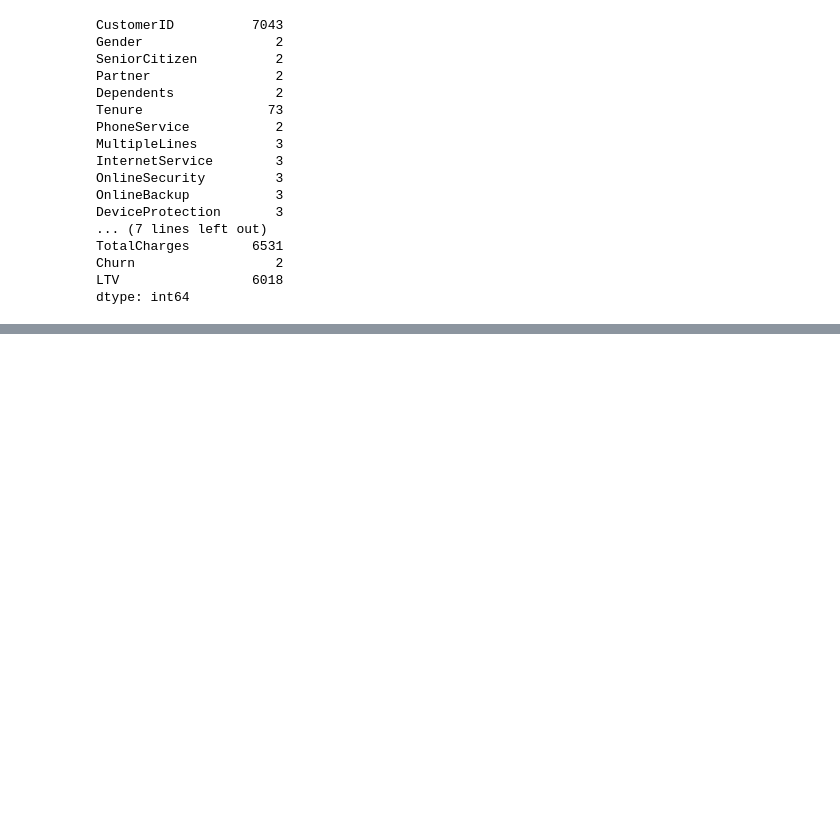
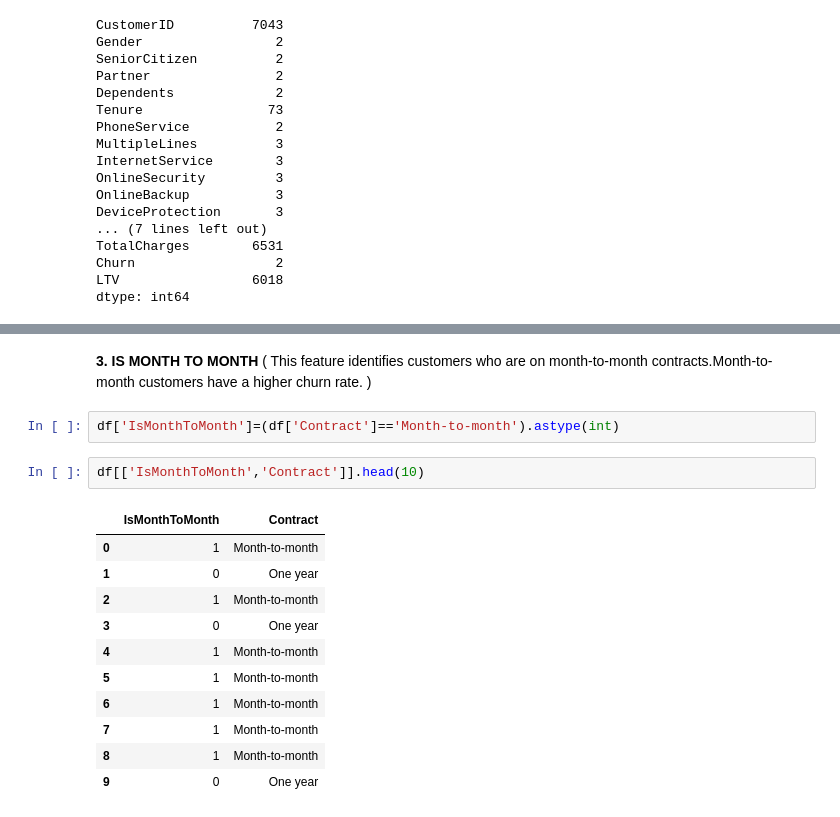
Before and after one commit to AbhijithAJ3/customer-churn-ltv, a Jupyter notebook: notebooks/03_feature_engineering.ipynb, the cells around one changed output, grey strips where cells are left out. Cells and saved outputs as stored; diff of their text form; blank space fills up the shorter version.

```diff
--- a/notebooks/03_feature_engineering.ipynb
+++ b/notebooks/03_feature_engineering.ipynb
@@ -113,0 +122,19 @@ df[["Tenure", "MonthlyCharges", "TotalCharges"]].corr()
+# %% [markdown]
+**3. IS MONTH TO MONTH**
+( This feature identifies customers who are on month-to-month contracts.Month-to-month customers have a higher churn rate. )
+# %%
+df['IsMonthToMonth']=(df['Contract']=='Month-to-month').astype(int)
+# %%
+df[['IsMonthToMonth','Contract']].head(10)
+# %% [output]
+|  | IsMonthToMonth | Contract |
+| 0 | 1 | Month-to-month |
+| 1 | 0 | One year |
+| 2 | 1 | Month-to-month |
+| 3 | 0 | One year |
+| 4 | 1 | Month-to-month |
+| 5 | 1 | Month-to-month |
+| 6 | 1 | Month-to-month |
+| 7 | 1 | Month-to-month |
+| 8 | 1 | Month-to-month |
+| 9 | 0 | One year |
```
Also changed, not shown: parts of 16 cells of this notebook, 1 other file.
